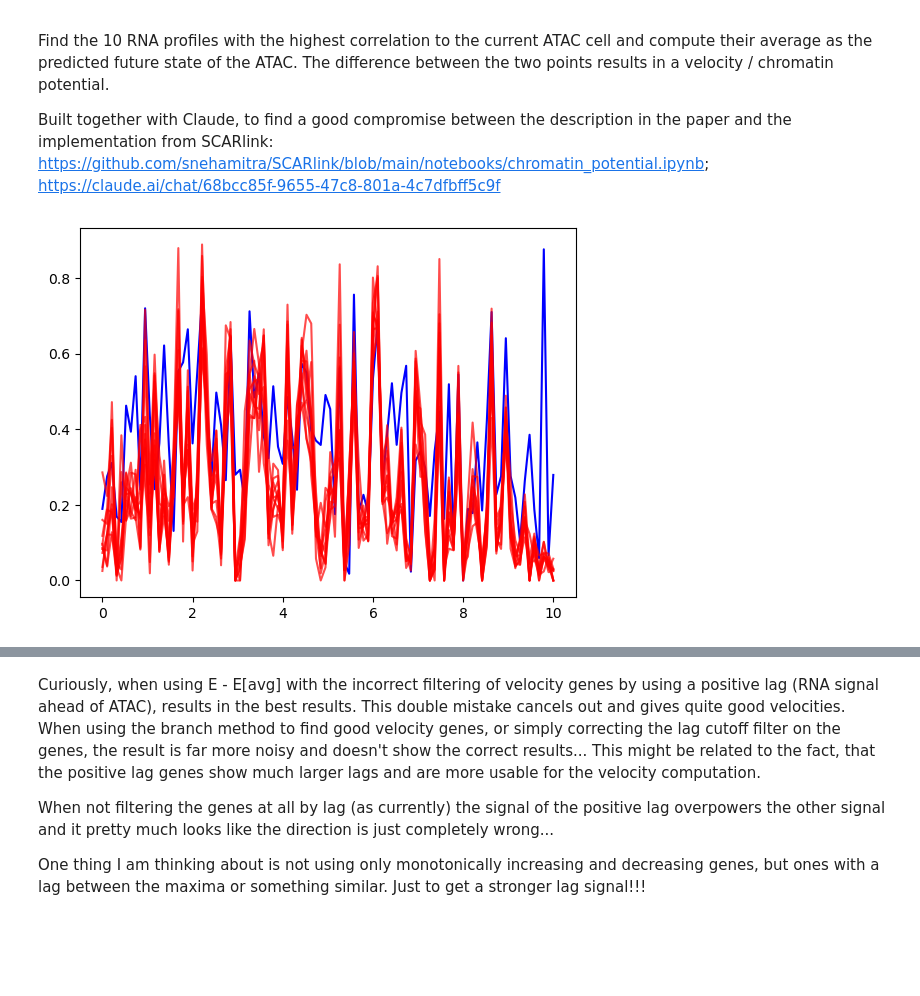
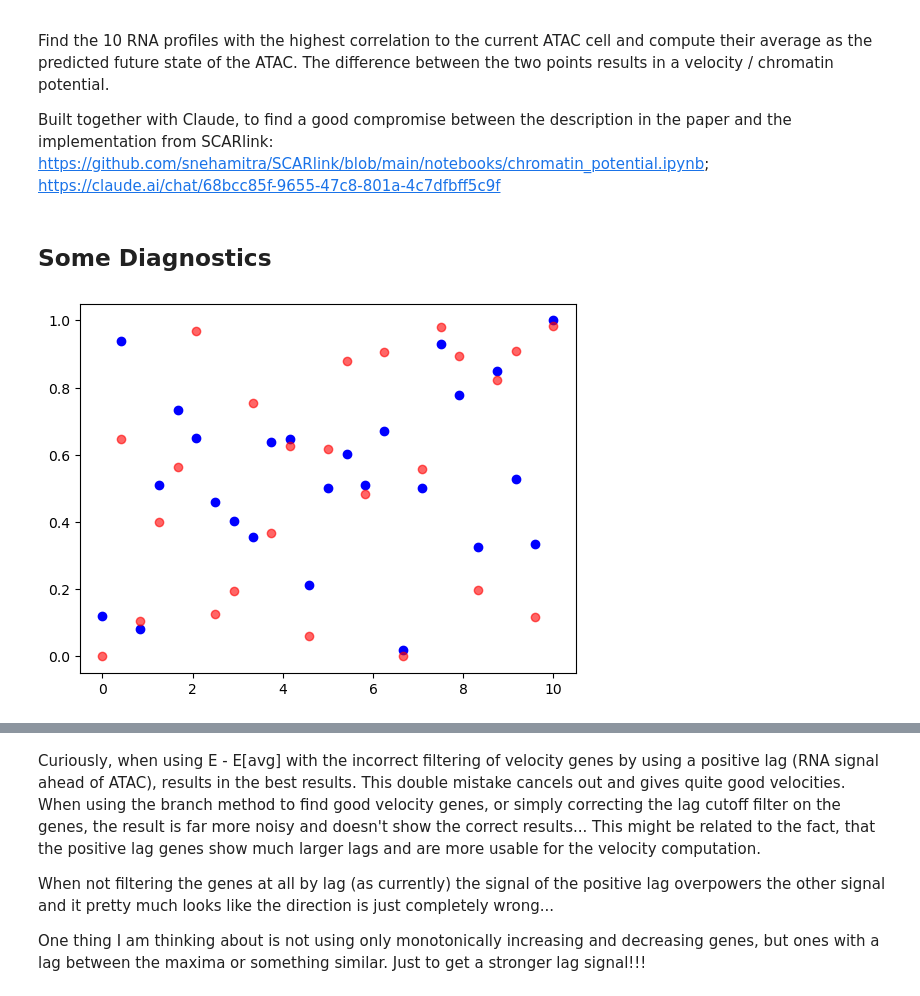
Before and after one commit to N1klasSchmidt/DynaVelo_testing, a Jupyter notebook: velocity_analyses/chromatin_potential_comp.ipynb, the cells around one changed output, grey strips where cells are left out. Saved outputs shown, nothing was run; the diff lists cells and outputs as text; code cells hidden in the pictures; blank space fills up the shorter version.

Commit message:
chromatin potential filtering and comp finally in line and working

```diff
--- a/velocity_analyses/chromatin_potential_comp.ipynb
+++ b/velocity_analyses/chromatin_potential_comp.ipynb
@@ -24,31 +24,27 @@ from itertools import product
 python_data_dir = r"C:\Users\Nikla\Documents\MoBi_Master_FS.3\Internship AG Höfer\DynaVelo_testing\data"
 # %%
 velo_gene_df = pd.read_csv(rf"{python_data_dir}\pmtr_peak_sub\chrom_velo_gene_subset.csv", index_col=0, header=0)
+
+# velo_genes = ['Adgrl2', 'Alox5ap', 'Anxa3', 'Baz1a', 'Cst7', 'Ctsg', 'Elane',
+#        'Ermap', 'Etfb', 'Fcgr2b', 'Gclm', 'Gfi1b', 'Gpc1', 'Gpr171',
+#        'Gsr', 'Gstm5', 'H3f3a', 'H3f3b', 'Hp', 'Ifngr1', 'Ifrd2', 'Kel',
+#        'Klf1', 'Lman2', 'Lncpint', 'Ltb4r1', 'Ly6c2', 'Magi2', 'Mmrn1',
+#        'Mpo', 'Ms4a3', 'Msrb1', 'Mt1', 'Nkg7', 'Plac8', 'Prkcsh',
+#        'Prss57', 'Prtn3', 'Ptpn18', 'Rab4a', 'Rassf2', 'Rpl21', 'Rps13',
+#        'Rps24', 'S100a8', 'Sdf2l1', 'Srgn', 'Ssr2', 'Supt3', 'Tanc2',
+#        'Tfdp1', 'Tmsb4x', 'Tpk1', 'Tut7', 'Wwox']
+
 velo_genes = velo_gene_df.index.tolist()
-
-#velo_genes = ['Abcb4', 'Adgrg1', 'Atp1b2', 'Ermap', 'Gstm5', 'Hspd1', 'Ifrd2', 'Iqgap2', 'Klf1', 'Lman2', 'Mki67', 'Mt1', 'Ptprc']
+velo_gene_df = velo_gene_df.loc[velo_genes,:]
 # %%
-adata_atac_all_lin = sc.read_h5ad(rf"{python_data_dir}\pmtr_peak_sub\atac.h5ad")
-adata_rna_all_lin = sc.read_h5ad(rf"{python_data_dir}\pmtr_peak_sub\rna.h5ad")
-
-adata_atac_all_lin.layers["counts"] = adata_atac_all_lin.X.copy()
-sc.pp.normalize_total(adata_atac_all_lin, target_sum=np.median(adata_atac_all_lin.X.sum(1)))
-sc.pp.log1p(adata_atac_all_lin)
-# sc.pp.pca(adata_rna_all_lin)
-# sc.pp.pca(adata_atac_all_lin)
-
-myeloid_cells = adata_rna_all_lin.obs_names.values[adata_rna_all_lin.obsm["X_pca"][:,1]<=1]  # filter to only myeloid lineage
-adata_atac = adata_atac_all_lin#[myeloid_cells,:]
-adata_rna = adata_rna_all_lin#[myeloid_cells,:]
+adata_atac = sc.read_h5ad(rf"{python_data_dir}\pmtr_peak_sub\chrom_velo_input_atac.h5ad")
+adata_rna = sc.read_h5ad(rf"{python_data_dir}\pmtr_peak_sub\chrom_velo_input_rna.h5ad")
 
 adata_rna.var["highly_variable"] = True
 adata_atac.var["highly_variable"] = True
 
-# adata_rna.var["highly_variable"] = adata_rna.var_names.isin(velo_genes)
-# adata_atac.var["highly_variable"] = adata_atac.var_names.isin(velo_genes)
-
 atac_df = pd.DataFrame(data=adata_atac.X, index=adata_atac.obs_names.values, columns=adata_atac.var_names.values)
-rna_df = pd.DataFrame(data=adata_rna.X.toarray(), index=adata_rna.obs_names.values, columns=adata_rna.var_names.values)
+rna_df = pd.DataFrame(data=adata_rna.X, index=adata_rna.obs_names.values, columns=adata_rna.var_names.values)
 # %% [markdown]
 ## kNN 50 Smoothing of Signals
 To calculate chromatin potential, we first smoothed DORC scores (chromatin space) and corresponding gene expression (RNA space) over a k-nearest neighbor graph (k-NN, k=50), calculated using normalized ATAC topics from cisTopic.
@@ -103,0 +100,7 @@ rna_velo  = minmax_cols(rna_velo)
+# %%
+BALANCE_SIGNS = True
+if BALANCE_SIGNS:
+    g = velo_gene_df.loc[velo_genes].sort_values("t_rna")
+    flip = g.index[g.groupby("rna_dir").cumcount() % 2 == 1]
+    atac_velo.loc[:, flip] = 1 - atac_velo.loc[:, flip]
+    rna_velo.loc[:, flip] = 1 - rna_velo.loc[:, flip]
@@ -178,9 +182,11 @@ arrows /= np.percentile(np.linalg.norm(arrows, axis=1), 99) # length normalisati
 # smooth arrows over the 15 nearest neighbours in the low-dim space
 idx = NearestNeighbors(n_neighbors=K_ARROW).fit(E).kneighbors(E, return_distance=False)
 arrows_s = arrows[idx].mean(axis=1)
+# %% [markdown]
+## Some Diagnostics
 # %%
-plt.plot(np.linspace(0,10, len(velo_genes)), atac_velo.loc["AAACAGCCACTAAGTT",:], c="blue")
-for i in range(10):
-    plt.plot(np.linspace(0,10, len(velo_genes)), rna_velo.iloc[nn[0,i],:], c="red", alpha=0.7)
+plt.scatter(np.linspace(0,10, len(velo_genes)), atac_velo.loc["AAACAGCCACTAAGTT",:], c="blue")
+for i in range(1):
+    plt.scatter(np.linspace(0,10, len(velo_genes)), rna_velo.iloc[nn[0,i],:], c="red", alpha=0.6)
 # %% [output]
-[figure, old version]
+[figure, new version]
```
Also changed, not shown: parts of 18 cells of this notebook, 2 other files.
